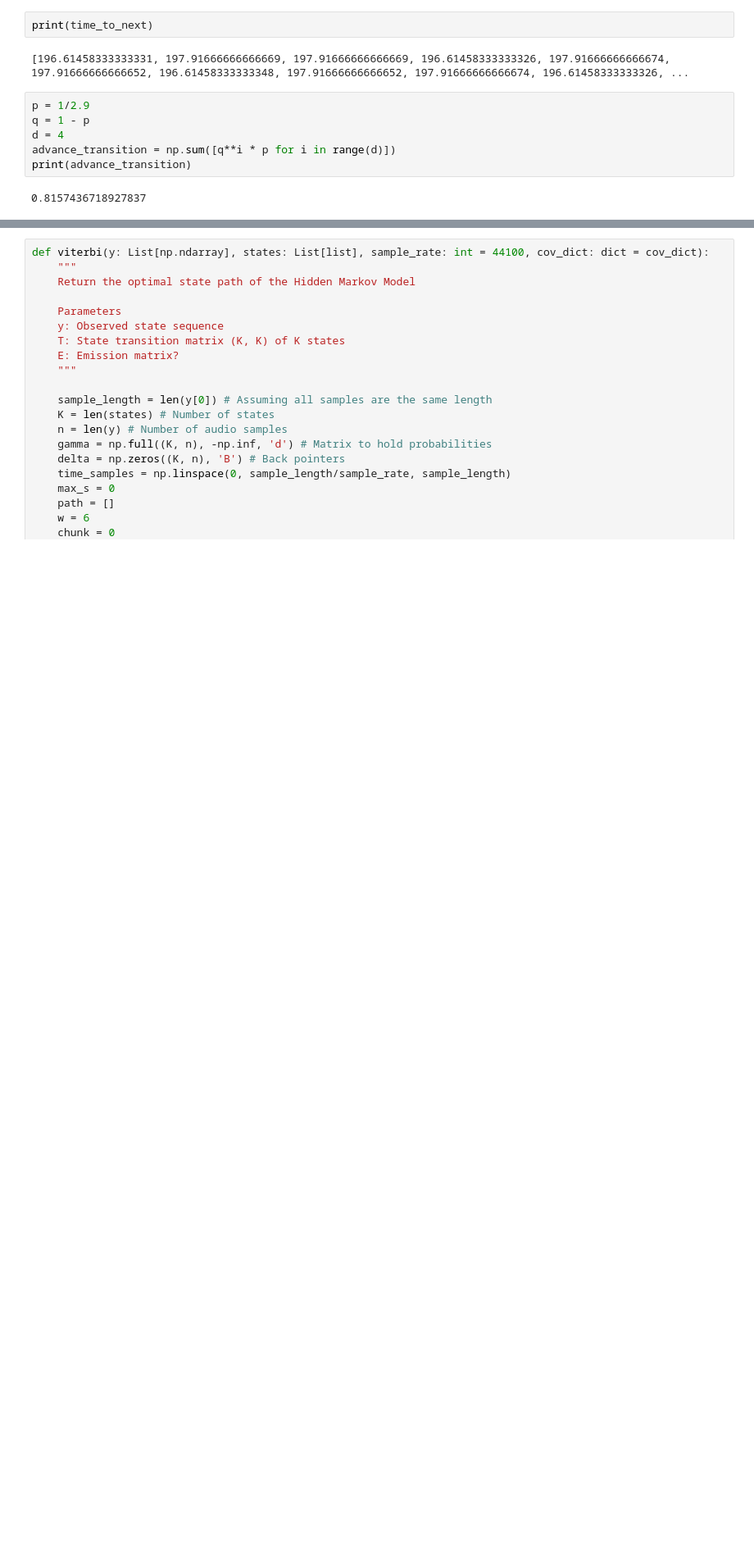
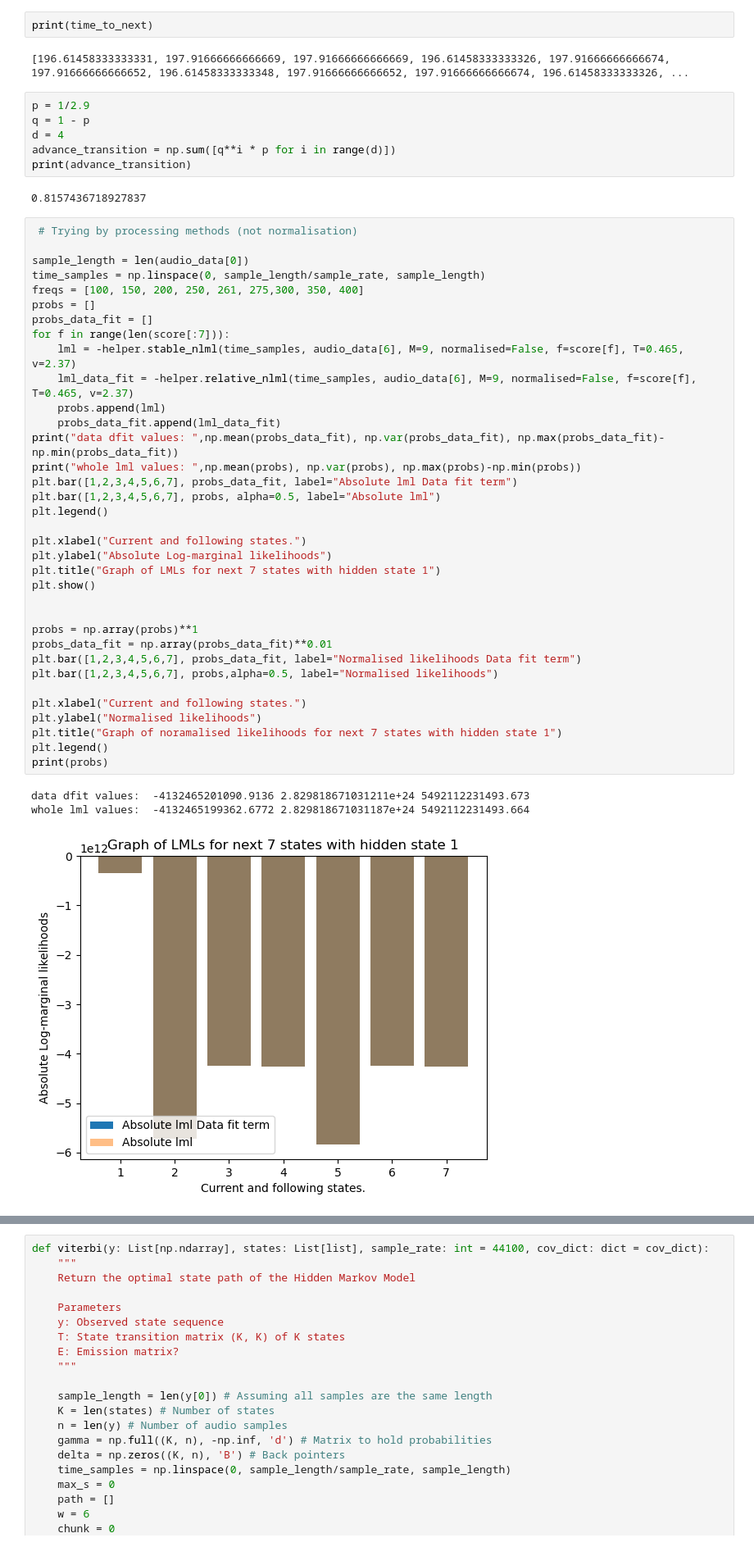
Before and after one commit to josephinecowley/Score-follower, a Jupyter notebook: viterbi_experiments/viterbi_state_duration_models.ipynb, the cells around one changed output, grey strips where cells are left out. Shown at 82% size. Drawn from its saved outputs; the diff is of its cells as text; blank space fills up the shorter version.

```diff
--- a/viterbi_experiments/viterbi_state_duration_models.ipynb
+++ b/viterbi_experiments/viterbi_state_duration_models.ipynb
@@ -90,3 +90,42 @@ advance_transition = np.sum([q**i * p for i in range(d)])
 print(advance_transition)
 # %% [output]
 0.8157436718927837
+# %%
+ # Trying by processing methods (not normalisation)
+
+sample_length = len(audio_data[0])
+time_samples = np.linspace(0, sample_length/sample_rate, sample_length)
+freqs = [100, 150, 200, 250, 261, 275,300, 350, 400]
+probs = []
+probs_data_fit = []
+for f in range(len(score[:7])):
+    lml = -helper.stable_nlml(time_samples, audio_data[6], M=9, normalised=False, f=score[f], T=0.465, v=2.37)
+    lml_data_fit = -helper.relative_nlml(time_samples, audio_data[6], M=9, normalised=False, f=score[f], T=0.465, v=2.37)
+    probs.append(lml)
+    probs_data_fit.append(lml_data_fit)
+print("data dfit values: ",np.mean(probs_data_fit), np.var(probs_data_fit), np.max(probs_data_fit)-np.min(probs_data_fit))
+print("whole lml values: ",np.mean(probs), np.var(probs), np.max(probs)-np.min(probs))
+plt.bar([1,2,3,4,5,6,7], probs_data_fit, label="Absolute lml Data fit term")
+plt.bar([1,2,3,4,5,6,7], probs, alpha=0.5, label="Absolute lml")
+plt.legend()
+
+plt.xlabel("Current and following states.")
+plt.ylabel("Absolute Log-marginal likelihoods")
+plt.title("Graph of LMLs for next 7 states with hidden state 1")
+plt.show()
+
+
+probs = np.array(probs)**1
+probs_data_fit = np.array(probs_data_fit)**0.01
+plt.bar([1,2,3,4,5,6,7], probs_data_fit, label="Normalised likelihoods Data fit term")
+plt.bar([1,2,3,4,5,6,7], probs,alpha=0.5, label="Normalised likelihoods")
+
+plt.xlabel("Current and following states.")
+plt.ylabel("Normalised likelihoods")
+plt.title("Graph of noramalised likelihoods for next 7 states with hidden state 1")
+plt.legend()
+print(probs)
+# %% [output]
+data dfit values:  -4132465201090.9136 2.829818671031211e+24 5492112231493.673
+whole lml values:  -4132465199362.6772 2.829818671031187e+24 5492112231493.664
+[figure, added]
```
Also changed, not shown: parts of 2 cells of this notebook.
